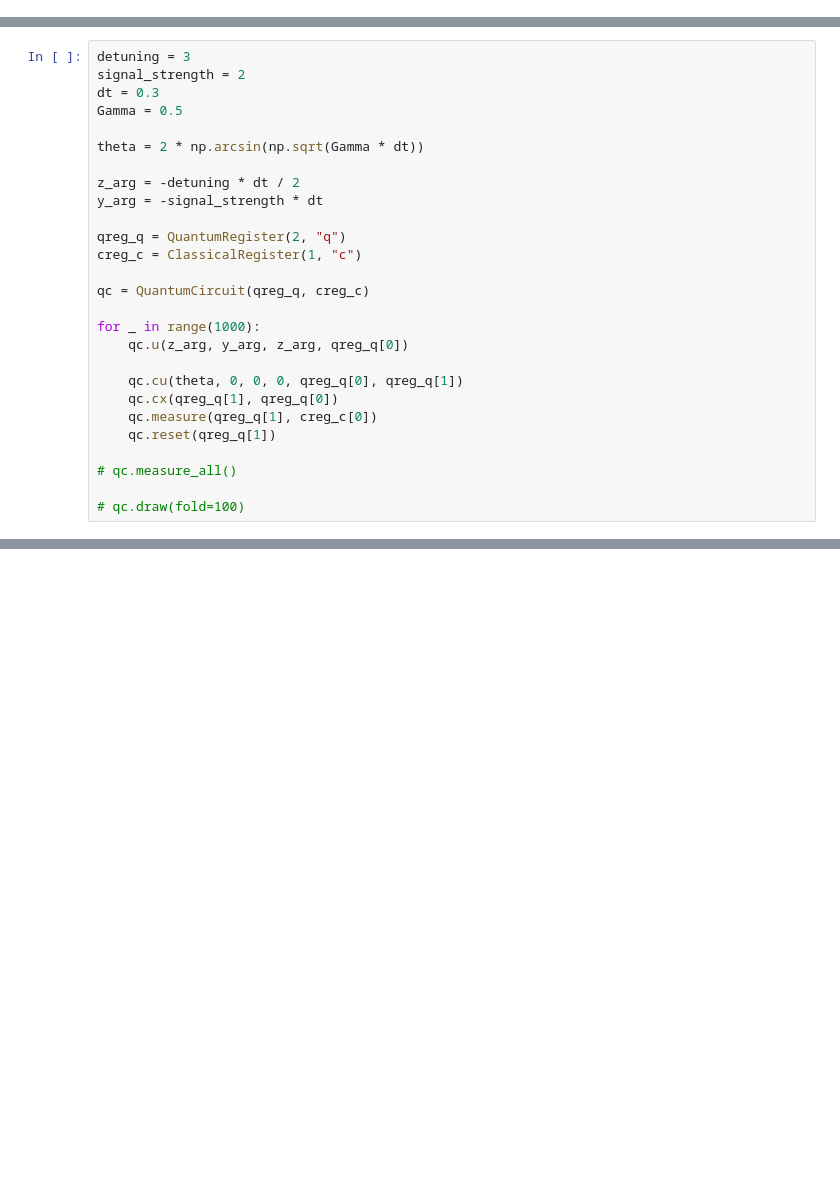
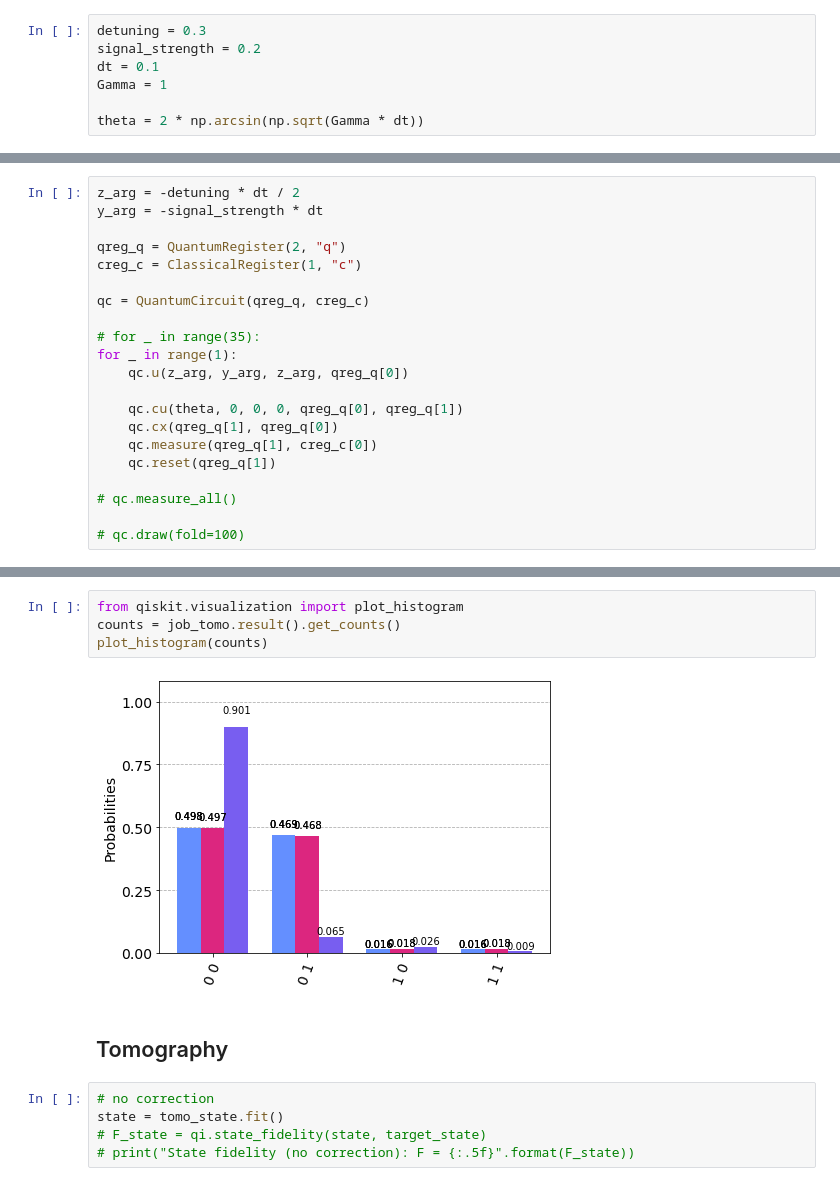
Before and after one commit to OliverDudgeon/QSync, a Jupyter notebook: qiskit-qubit.ipynb, the cells around one changed output, grey strips where cells are left out. Cells and saved outputs as stored; diff of their text form; blank space fills up the shorter version.

```diff
--- a/qiskit-qubit.ipynb
+++ b/qiskit-qubit.ipynb
@@ -5,0 +51,7 @@ from numpy import pi
+# %%
+detuning = 0.3
+signal_strength = 0.2
+dt = 0.1
+Gamma = 1
+
+theta = 2 * np.arcsin(np.sqrt(Gamma * dt))
@@ -6,11 +60,4 @@ from numpy import pi
 # %%
-detuning = 3
-signal_strength = 2
-dt = 0.3
-Gamma = 0.5
-
-theta = 2 * np.arcsin(np.sqrt(Gamma * dt))
-
 z_arg = -detuning * dt / 2
 y_arg = -signal_strength * dt
 
@@ -19,7 +66,8 @@ creg_c = ClassicalRegister(1, "c")
 
 qc = QuantumCircuit(qreg_q, creg_c)
 
-for _ in range(1000):
+# for _ in range(35):
+for _ in range(1):
     qc.u(z_arg, y_arg, z_arg, qreg_q[0])
 
     qc.cu(theta, 0, 0, 0, qreg_q[0], qreg_q[1])
@@ -51,0 +130,13 @@ tomo_fitter = StateTomographyFitter(job.result(), qpt_circs)
+# %%
+from qiskit.visualization import plot_histogram
+counts = job_tomo.result().get_counts()
+plot_histogram(counts)
+# %% [output]
+[figure, added]
+# %% [markdown]
+## Tomography
+# %%
+# no correction
+state = tomo_state.fit()
+# F_state = qi.state_fidelity(state, target_state)
+# print("State fidelity (no correction): F = {:.5f}".format(F_state))
```
Also changed, not shown: parts of 28 cells of this notebook, 6 other files.
